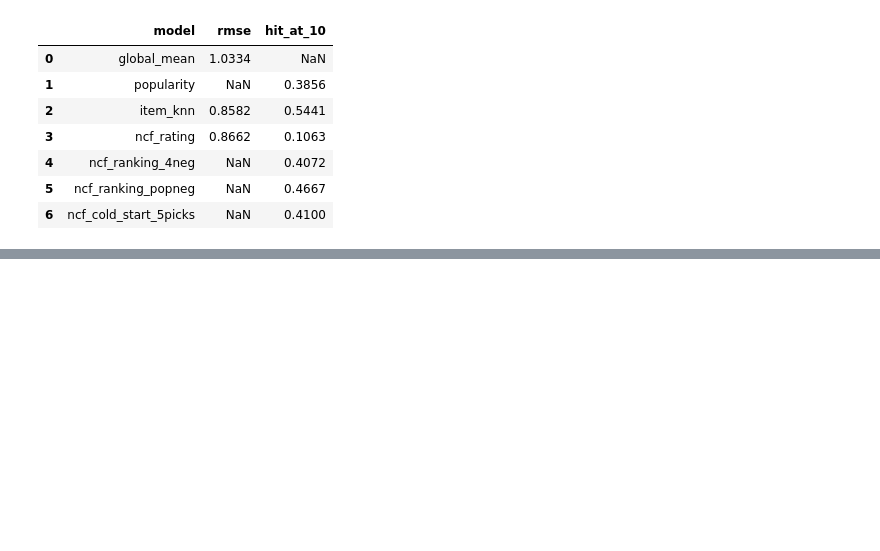
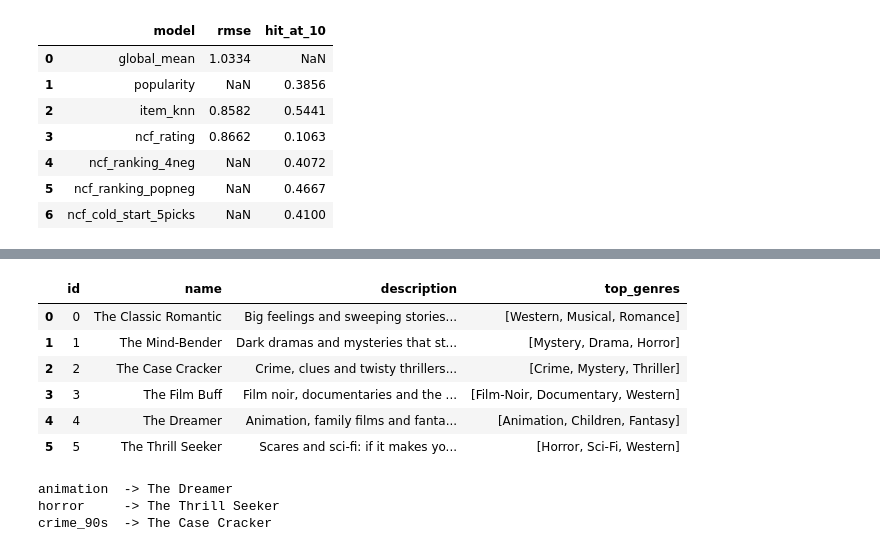
Before and after one commit to Amm2049/tastelet, a Jupyter notebook: notebooks/04_fold_in_personas.ipynb, the cells around one changed output, grey strips where cells are left out. Saved outputs shown, nothing was run; the diff lists cells and outputs as text; code cells hidden in the pictures; blank space fills up the shorter version.

```diff
--- a/notebooks/04_fold_in_personas.ipynb
+++ b/notebooks/04_fold_in_personas.ipynb
@@ -358,0 +462,41 @@ results
+# %%
+PERSONA_NAMES = {
+    0: ("The Classic Romantic", "Big feelings and sweeping stories: musicals, westerns and romance."),
+    1: ("The Mind-Bender", "Dark dramas and mysteries that stay in your head long after the credits."),
+    2: ("The Case Cracker", "Crime, clues and twisty thrillers: you like to figure it out first."),
+    3: ("The Film Buff", "Film noir, documentaries and the classics most people never got around to."),
+    4: ("The Dreamer", "Animation, family films and fantasy worlds you would happily move into."),
+    5: ("The Thrill Seeker", "Scares and sci-fi: if it makes your heart race, you are in."),
+}
+ARTIFACTS_DIR = MODEL_PATH.parent
+
+unit_centroids = persona_kmeans.cluster_centers_ / np.linalg.norm(persona_kmeans.cluster_centers_, axis=1, keepdims=True)
+personas = [
+    {"id": c, "name": name, "description": description, "top_genres": list(persona_profiles_df.loc[c, "top_genres"])}
+    for c, (name, description) in PERSONA_NAMES.items()
+]
+(ARTIFACTS_DIR / "centroids.json").write_text(json.dumps(unit_centroids.round(6).tolist()))
+(ARTIFACTS_DIR / "personas.json").write_text(json.dumps(personas, indent=2))
+pd.DataFrame(personas)
+# %% [output]
+|  | id | name | description | top_genres |
+| 0 | 0 | The Classic Romantic | Big feelings and sweeping stories... | [Western, Musical, Romance] |
+| 1 | 1 | The Mind-Bender | Dark dramas and mysteries that st... | [Mystery, Drama, Horror] |
+| 2 | 2 | The Case Cracker | Crime, clues and twisty thrillers... | [Crime, Mystery, Thriller] |
+| 3 | 3 | The Film Buff | Film noir, documentaries and the ... | [Film-Noir, Documentary, Western] |
+| 4 | 4 | The Dreamer | Animation, family films and fanta... | [Animation, Children, Fantasy] |
+| 5 | 5 | The Thrill Seeker | Scares and sci-fi: if it makes yo... | [Horror, Sci-Fi, Western] |
+# %%
+def assign_persona(user_vec: torch.Tensor) -> int:
+    unit_vec = user_vec.numpy().ravel() / np.linalg.norm(user_vec.numpy())
+    return int(np.argmax(unit_centroids @ unit_vec))  # unit vectors: largest dot product = nearest centroid
+
+
+# Phase 5 check: very different hand-made users should land in different, sensible personas.
+for name, picks in hand_made_picks.items():
+    persona_id = assign_persona(fold_in(model, picks, np.random.default_rng(SEED)))
+    print(f"{name:10} -> {PERSONA_NAMES[persona_id][0]}")
+# %% [output]
+animation  -> The Dreamer
+horror     -> The Thrill Seeker
+crime_90s  -> The Case Cracker
```
Also changed, not shown: parts of 5 cells of this notebook, 4 other files.
